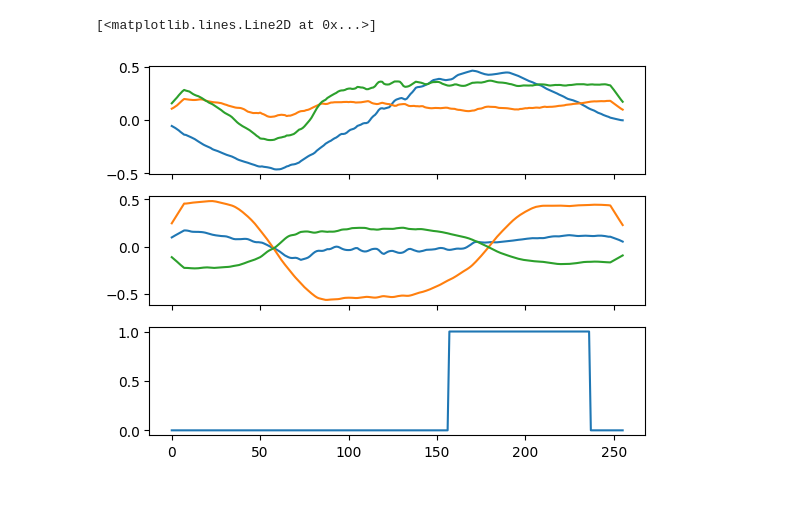
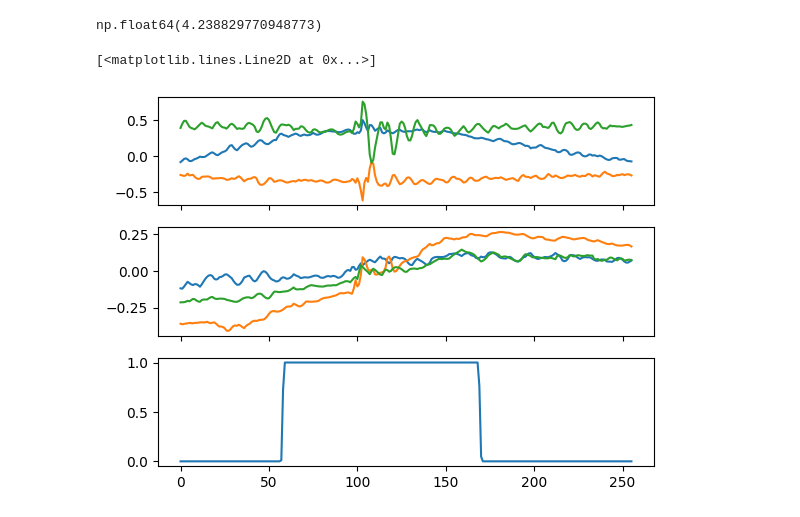
Before and after one commit to Musa-Azeem/AI-hypertrophy-coach, a Jupyter notebook: ml-notebooks/segmentation.ipynb, the cells around one changed output. Drawn from its saved outputs; the diff is of its cells as text; code cells hidden in the pictures.

```diff
--- a/ml-notebooks/segmentation.ipynb
+++ b/ml-notebooks/segmentation.ipynb
@@ -46,13 +46,17 @@ def warp_time(data, label, max_scale=1.5):
 def scale(data, low=0.6, high=1.4):
     return data*np.random.uniform(low, high)
 
-def segment_y(y, t=40):
+def segment_y(y, t=40, label_end=False):
     end_rep_markers = torch.where(torch.diff(y) < 0)[0]
     y = torch.zeros_like(y)
     starts = (end_rep_markers - t).clamp(0)
     ends = (end_rep_markers + t).clamp(0, y.shape[0])
     for start,end in zip(starts, ends):
         y[start: end] = 1
+
+    # when using segment_y for entire session: make last t values 1 - this is the end of the last rep
+    if label_end:
+        y[-t:] = 1
     return y
 class IMUDataset(Dataset):
     def __init__(self, df, winsize=250, stride=50, transform=None, aug=False):
@@ -65,6 +69,9 @@ class IMUDataset(Dataset):
         self.stride = stride
         self.len = (self.X.shape[1] - winsize) // stride + 1
         self.aug = aug
+
+        # for segmentation
+        self.y = segment_y(self.y, label_end=True)
     def __len__(self):
         return self.len
     def __getitem__(self, i):
@@ -81,7 +88,7 @@ class IMUDataset(Dataset):
         # y = torch.Tensor([1.0 if y.mean() < 1.5 else 0.0])
 
         # FOR SEGMENTATION: if y changes during window, y = 1 at that point. everywhere else is 0 (<winsize> values)
-        y = segment_y(y)
+        # y = segment_y(y)
 
         # FOR SEGMENTATION REGRESSION: y = time when y changes (single value)
         # diff = torch.diff(y)
@@ -96,7 +103,7 @@ class IMUDataset(Dataset):
 # %%
 HZ = 100
 in_channels = 6
-df = pd.read_csv('../data/data-strom.csv')
+df = pd.read_csv('../data/data.csv')
 session_ids = df['session_id'].unique()
 print(len(session_ids))
 train_ids, val_ids = train_test_split(session_ids, test_size=0.2, random_state=42)
@@ -157,34 +166,36 @@ plt.hist(window_labels);
 # %%
 (window_labels == 0).sum() / (window_labels == 1).sum()
+# %% [output]
+np.float64(4.238829770948773)
 # %%
-# X,y = train_dataset[0]
-X,y = val_dataset[1000]
+X,y = train_dataset[1000]
+# X,y = val_dataset[2220]
 
 fig, axes = plt.subplots(3,1, sharex=True)
 
 axes[0].plot(X[0])
 axes[0].plot(X[1])
 axes[0].plot(X[2])
 
 axes[1].plot(X[3])
 axes[1].plot(X[4])
 axes[1].plot(X[5])
 
 # if y > 0:
 #     vline = y * winsize
 #     axes[0].axvline(vline, color='red', linestyle='--')
 #     axes[1].axvline(vline, color='red', linestyle='--')
 
 axes[2].plot(y)
 
 # t = np.where(y == 1)[0]
 # for ti in t:
 #     axes[0].axvline(ti, color='red', linestyle='--')
 #     axes[1].axvline(ti, color='red', linestyle='--')
 # plt.suptitle(y.item())
 # %% [output]
 [<matplotlib.lines.Line2D at 0x...>]
-[figure, old version]
+[figure, new version]
 # %%
 class ResBlock(nn.Module):
     # One layer of convolutional block with batchnorm, relu and dropout
```
Also changed, not shown: parts of 11 cells of this notebook, 4 other files.
